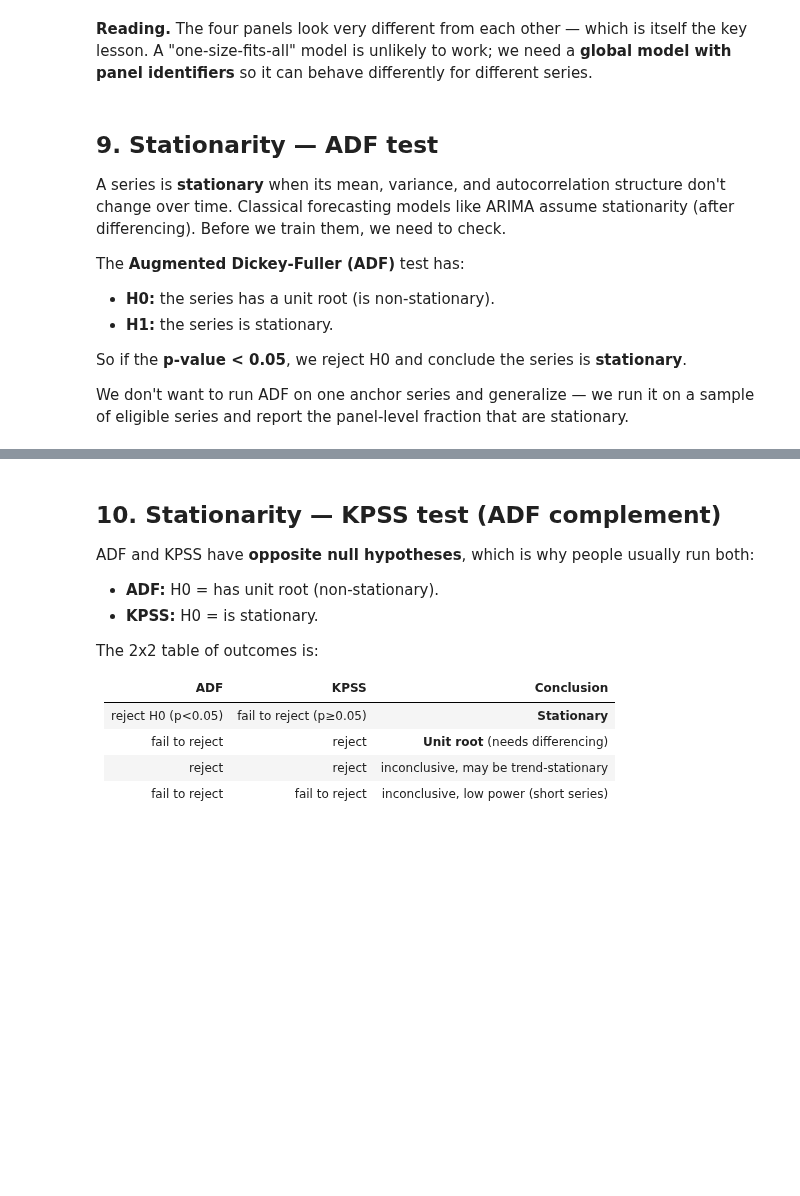
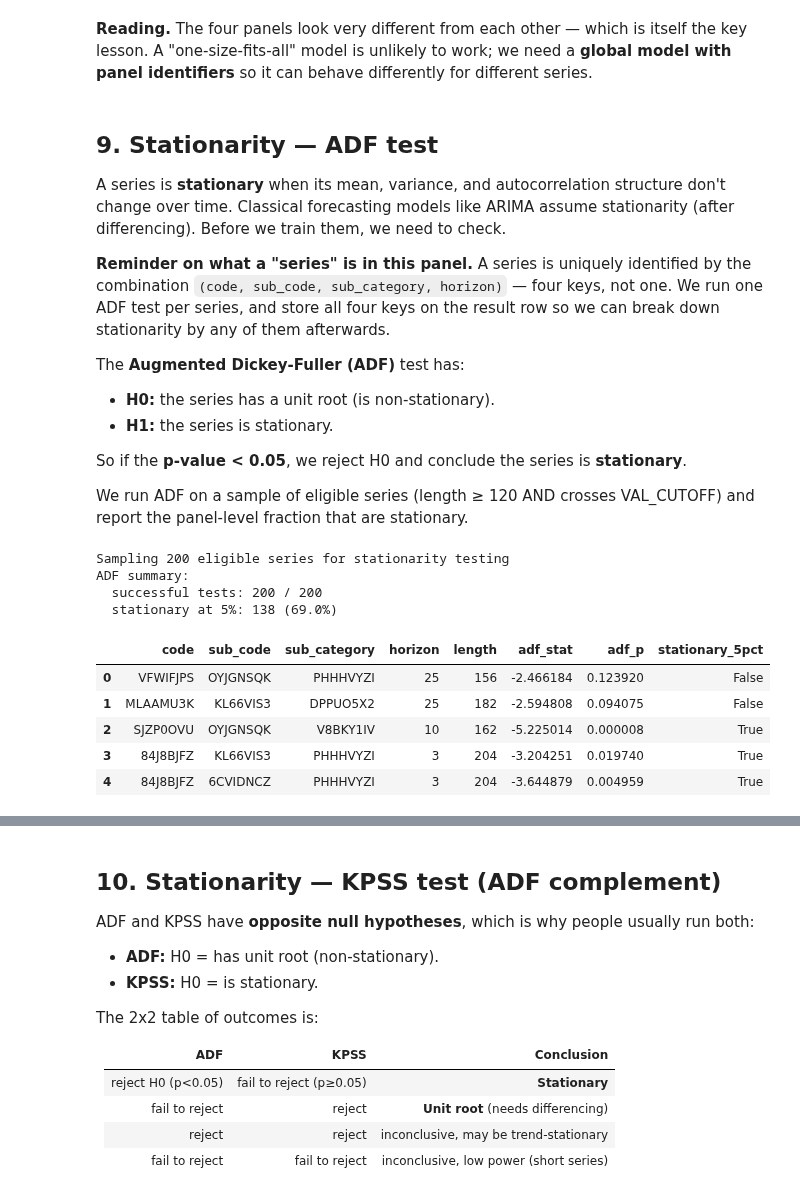
Before and after one commit to jeetrex17/ts-forecasting-project, a Jupyter notebook: notebooks/01_EDA_claude.ipynb, the cells around one changed output, grey strips where cells are left out. Saved outputs shown, nothing was run; the diff lists cells and outputs as text; code cells hidden in the pictures; blank space fills up the shorter version.

```diff
--- a/notebooks/01_EDA_claude.ipynb
+++ b/notebooks/01_EDA_claude.ipynb
@@ -280,6 +374,8 @@ plt.show()
 ## 9. Stationarity — ADF test
 
 A series is **stationary** when its mean, variance, and autocorrelation structure don't change over time. Classical forecasting models like ARIMA assume stationarity (after differencing). Before we train them, we need to check.
+
+**Reminder on what a "series" is in this panel.** A series is uniquely identified by the combination `(code, sub_code, sub_category, horizon)` — four keys, not one. We run one ADF test per series, and store all four keys on the result row so we can break down stationarity by any of them afterwards.
 
 The **Augmented Dickey-Fuller (ADF)** test has:
 - **H0:** the series has a unit root (is non-stationary).
@@ -287,34 +383,54 @@ The **Augmented Dickey-Fuller (ADF)** test has:
 
 So if the **p-value < 0.05**, we reject H0 and conclude the series is **stationary**.
 
-We don't want to run ADF on one anchor series and generalize — we run it on a sample of eligible series and report the panel-level fraction that are stationary.
+We run ADF on a sample of eligible series (length ≥ 120 AND crosses VAL_CUTOFF) and report the panel-level fraction that are stationary.
 # %%
 sample_ids = eligible.sample(n=min(200, len(eligible)), random_state=SEED).reset_index(drop=True)
 print(f'Sampling {len(sample_ids)} eligible series for stationarity testing')
 
 def safe_adf(series):
     """Run ADF and return (stat, pvalue) or (nan, nan) on failure."""
     y = pd.Series(series).dropna().values
     if len(y) < 20 or np.std(y) == 0:
         return np.nan, np.nan
     try:
         stat, pvalue, *_ = adfuller(y, autolag='AIC')
         return stat, pvalue
     except Exception:
         return np.nan, np.nan
 
+# A series is uniquely defined by (code, sub_code, sub_category, horizon).
+# We store all four keys on each ADF row so every result points back to its series.
 adf_rows = []
 for _, row in sample_ids.iterrows():
     s = get_series(row)
     stat, pv = safe_adf(s['y_target'])
-    adf_rows.append({'horizon': row['horizon'], 'sub_category': row['sub_category'],
-                     'length': row['length'], 'adf_stat': stat, 'adf_p': pv})
+    adf_rows.append({
+        'code': row['code'],
+        'sub_code': row['sub_code'],
+        'sub_category': row['sub_category'],
+        'horizon': row['horizon'],
+        'length': row['length'],
+        'adf_stat': stat,
+        'adf_p': pv,
+    })
 adf_df = pd.DataFrame(adf_rows)
 adf_df['stationary_5pct'] = adf_df['adf_p'] < 0.05
 
 print('ADF summary:')
 print(f'  successful tests: {adf_df["adf_p"].notna().sum()} / {len(adf_df)}')
 print(f'  stationary at 5%: {adf_df["stationary_5pct"].sum()} '
       f'({adf_df["stationary_5pct"].mean():.1%})')
 adf_df.head()
+# %% [output]
+Sampling 200 eligible series for stationarity testing
+ADF summary:
+  successful tests: 200 / 200
+  stationary at 5%: 138 (69.0%)
+|  | code | sub_code | sub_category | horizon | length | adf_stat | adf_p | stationary_5pct |
+| 0 | VFWIFJPS | OYJGNSQK | PHHHVYZI | 25 | 156 | -2.466184 | 0.123920 | False |
+| 1 | MLAAMU3K | KL66VIS3 | DPPUO5X2 | 25 | 182 | -2.594808 | 0.094075 | False |
+| 2 | SJZP0OVU | OYJGNSQK | V8BKY1IV | 10 | 162 | -5.225014 | 0.000008 | True |
+| 3 | 84J8BJFZ | KL66VIS3 | PHHHVYZI | 3 | 204 | -3.204251 | 0.019740 | True |
+| 4 | 84J8BJFZ | 6CVIDNCZ | PHHHVYZI | 3 | 204 | -3.644879 | 0.004959 | True |
 # %%
```
Also changed, not shown: parts of 32 cells of this notebook.
